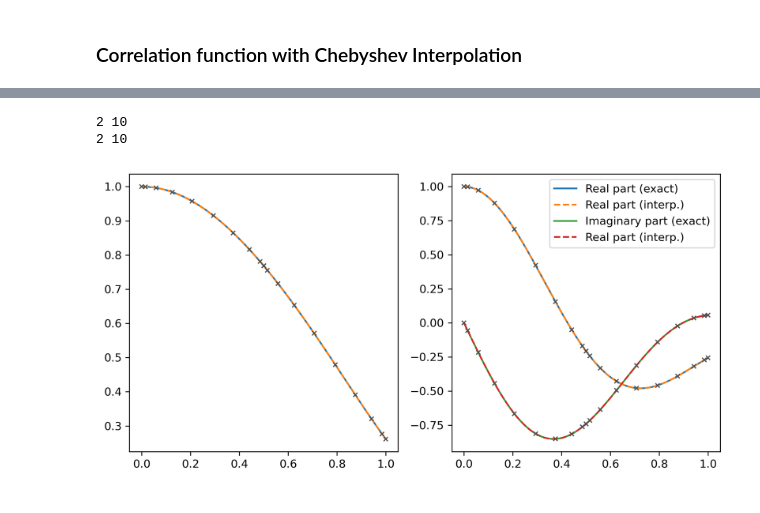
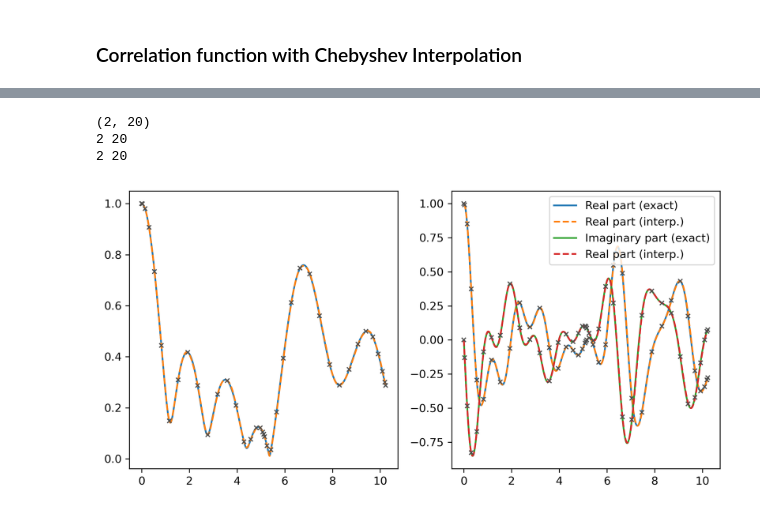
Before and after one commit to gconcheri/Student-Research-Job, a Jupyter notebook: TFI_correlation_function.ipynb, the cells around one changed output, grey strips where cells are left out. Saved outputs shown, nothing was run; the diff lists cells and outputs as text; code cells hidden in the pictures.

```diff
--- a/TFI_correlation_function.ipynb
+++ b/TFI_correlation_function.ipynb
@@ -210,7 +249,7 @@ for chi in chi_list:
                                     C["Cs_abs"],
                                     L=n,          # number of MPS tensors
                                     eps_or_chi=chi, # bond dimension
-                                    iters=4)       # number of back-and-forth sweeps
+                                    iters=2)       # number of back-and-forth sweeps
     err_max.append(a[0])
     err_2.append(a[1])
     evals.append(a[2])
@@ -364,10 +403,15 @@ importlib.reload(Cbs)
 # %%
 n = 10
+
+# compute correlator
+N = 2**n
+dt = 1e-2
+
 
 def Cs_chebyshev(t_matrix, psi = psi):
     a,b = t_matrix.shape
     print(a, b)
-    t = t_matrix.reshape(-1)
+    t = t_matrix.reshape(-1)*(N-1)*dt
     psis = np.zeros((a*b,psi.shape[0]), dtype=np.complex128)
     for i,tt in enumerate(t):
         psis[i,:] = expm_multiply(-1j * H * tt, psi)
@@ -379,55 +423,56 @@ def Cs_chebyshev(t_matrix, psi = psi):
 #print(Cs_chebyshev(20))
 
 # get MPS from Chebyshev interpolation
-chi = 10
+chi = 20
 As = Cbs.Chebyshev_interpolation(Cs_chebyshev, # function to be interpolated
                                  L=n,              # number of MPS tensors
                                  chi=chi)           # (half of the) bond dimension
 # also plot points on which the function was evaluated
 Cheb_xs = 0.5 * np.sort(np.arange(2)[:, None] + Cbs.c_a_N(np.arange(chi), chi-1)[None, :])
 Cheb_vals = Cs_chebyshev(Cheb_xs)
+Cheb_xs *= (N-1)*dt
 
 # contract MPS to reconstruct interpolated function
 func_interp = Cbs.interpolate(As)
 
+#use numpy.save, numpy.savez, hdf5 file
 
-# compute correlator
-N = 2**n
-dt = 1/N
 
 # evolve states in time
 psis = expm_multiply(-1j * H,
                      psi,
                      start=0,
                      stop=N*dt,
                      num=N,
                      endpoint=False)
 
 # exact function values
-xs = np.linspace(0, 1, 2**n, endpoint=False)
+#xs = np.linspace(0, N*dt, 2**n, endpoint=False)
+xs = np.arange(N)*dt
 
 # calculate correlators C = <psi| e^iHt X e^-iHt X |psi>
 Cs = np.einsum('j, ij -> i', psi.conj(), psis) * np.exp(1j * E0 * np.arange(N) * dt)
 func_vals = Cs
 
 # plot results
 fig, axs = plt.subplots(ncols=2, dpi=300, figsize=(8,4), sharex=True)
 
 axs[0].plot(xs, np.abs(func_vals))
 axs[0].plot(xs, np.abs(func_interp), '--')
 axs[0].plot(Cheb_xs, np.abs(Cheb_vals), 'x', ms=4, color='0.3')
 
 axs[1].plot(xs, func_vals.real, label='Real part (exact)')
 axs[1].plot(xs, func_interp.real, '--', label='Real part (interp.)')
 axs[1].plot(Cheb_xs, Cheb_vals.real, 'x', ms=4, color='0.3')
 axs[1].plot(xs, func_vals.imag, label='Imaginary part (exact)')
 axs[1].plot(xs, func_interp.imag, '--', label='Real part (interp.)')
 axs[1].plot(Cheb_xs, Cheb_vals.imag, 'x', ms=4, color='0.3')
 axs[1].legend()
 
 plt.tight_layout()
 plt.show()
 # %% [output]
-2 10
-2 10
+(2, 20)
+2 20
+2 20
-[figure, old version]
+[figure, new version]
```
Also changed, not shown: parts of 14 cells of this notebook, 1 other file.
